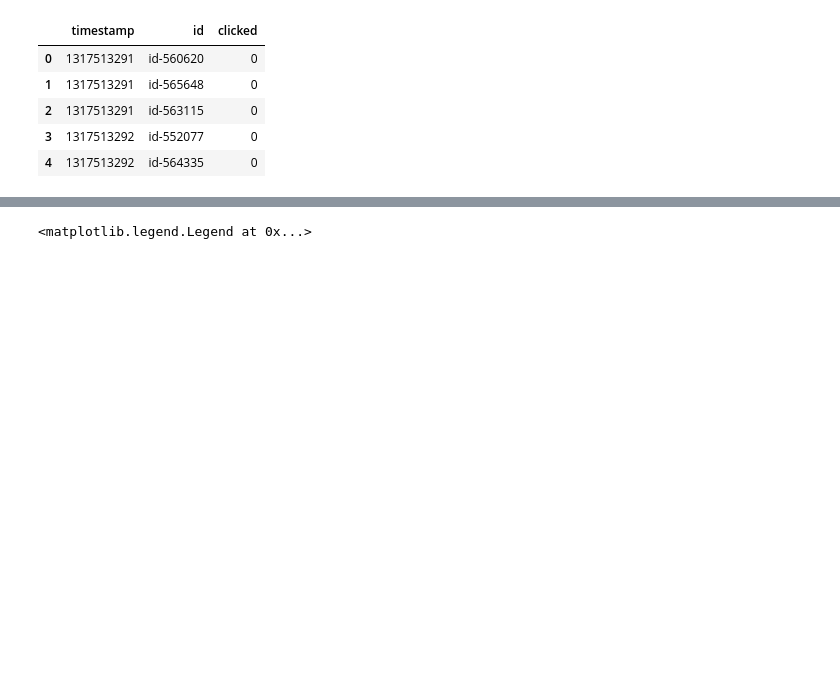
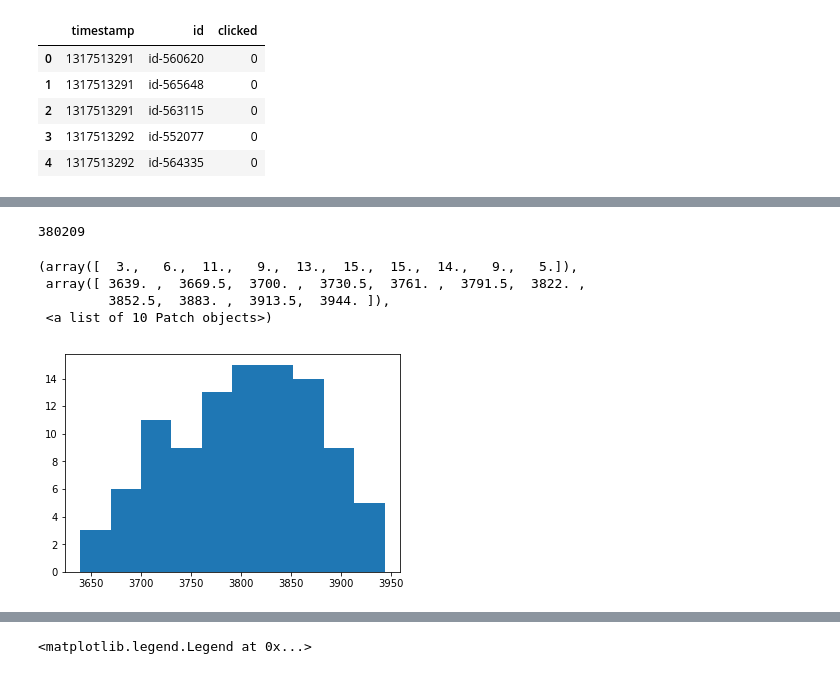
Before and after one commit to ShrekFelix/Reducing-Exploration-of-Dying-Arms-in-Mortal-Bandits, a Jupyter notebook: recommenders SCALED.ipynb, the cells around one changed output, grey strips where cells are left out. Saved outputs shown, nothing was run; the diff lists cells and outputs as text; code cells hidden in the pictures; blank space fills up the shorter version.

```diff
--- a/recommenders SCALED.ipynb
+++ b/recommenders SCALED.ipynb
@@ -39,0 +38,3 @@ records.head()
+# %%
+with open('save/plt_ucbl','rb') as f:
+    plt_ucbl = pickle.load(f)
@@ -272,0 +341,14 @@ ucbl.rewards
+# %%
+# AG
+def player_ag(i):
+    print('player',i,'started')
+    start = time.time()
+    agl = AG_L(records, pool, unborn)
+    agl.initialize(25)
+    agl.play(100000, 1)
+    end = time.time()
+    print('player',i,'finished with',agl.rewards,'time spent:', end-start)
+    return agl.rewards
+plt_ag = []
+with Pool(4) as p:
+    plt_ag += p.map(player_ag, [i for i in range(100)])
@@ -272,0 +376,12 @@ ucbl.rewards
+# %%
+sum(plt_ag)
+# %% [output]
+380209
+# %%
+plt.hist(plt_ag)
+# %% [output]
+(array([  3.,   6.,  11.,   9.,  13.,  15.,  15.,  14.,   9.,   5.]),
+ array([ 3639. ,  3669.5,  3700. ,  3730.5,  3761. ,  3791.5,  3822. ,
+         3852.5,  3883. ,  3913.5,  3944. ]),
+ <a list of 10 Patch objects>)
+[figure, added]
```
Also changed, not shown: parts of 35 cells of this notebook, 5 other files.
